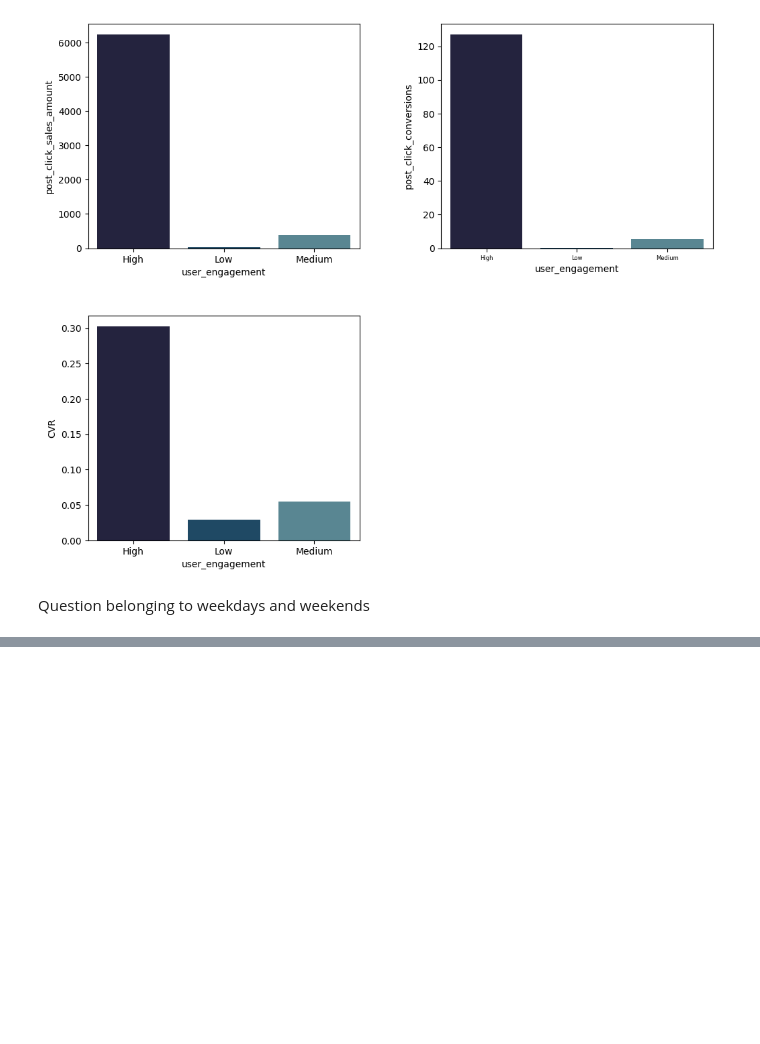
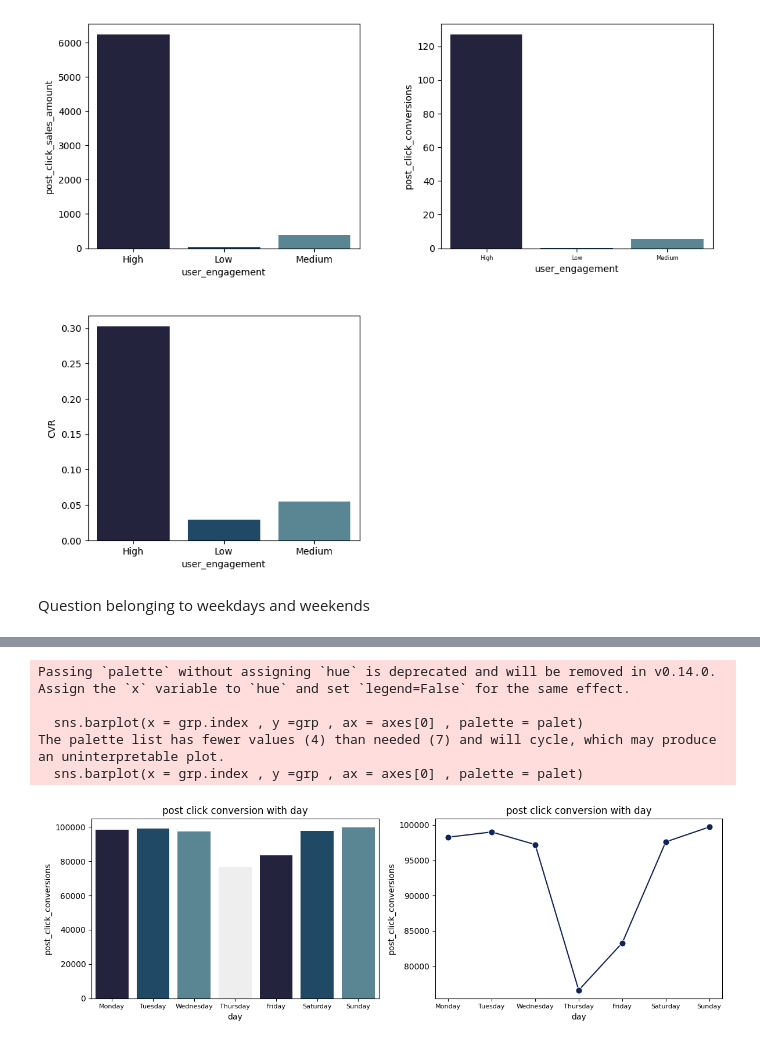
Before and after one commit to SuyashPatil-max/Finlatics, a Jupyter notebook: Marketing.ipynb, the cells around one changed output, grey strips where cells are left out. Saved outputs shown, nothing was run; the diff lists cells and outputs as text; code cells hidden in the pictures; blank space fills up the shorter version.

```diff
--- a/Marketing.ipynb
+++ b/Marketing.ipynb
@@ -694,0 +735,23 @@ df_april.head()
+# %%
+grp = df.groupby('day')['post_click_conversions']
+grp = grp.sum()
+
+
+fig , axes = plt.subplots(1,2 ,figsize = (12,4))
+sns.barplot(x = grp.index , y =grp , ax = axes[0] , palette = palet)
+axes[0].tick_params(axis ='x' ,labelsize =8)
+axes[0].set_title('post click conversion with day')
+
+sns.lineplot(x = grp.index ,y =grp ,color = '#11235A',marker ='o',markersize =8,ax = axes[1])
+axes[1].tick_params(axis ='x' ,labelsize =8)
+axes[1].set_title('post click conversion with day')
+
+plt.tight_layout()
+plt.show()
+# %% [output]
+Passing `palette` without assigning `hue` is deprecated and will be removed in v0.14.0. Assign the `x` variable to `hue` and set `legend=False` for the same effect.
+
+  sns.barplot(x = grp.index , y =grp , ax = axes[0] , palette = palet)
+The palette list has fewer values (4) than needed (7) and will cycle, which may produce an uninterpretable plot.
+  sns.barplot(x = grp.index , y =grp , ax = axes[0] , palette = palet)
+[figure, added]
```
Also changed, not shown: parts of 4 cells of this notebook.
